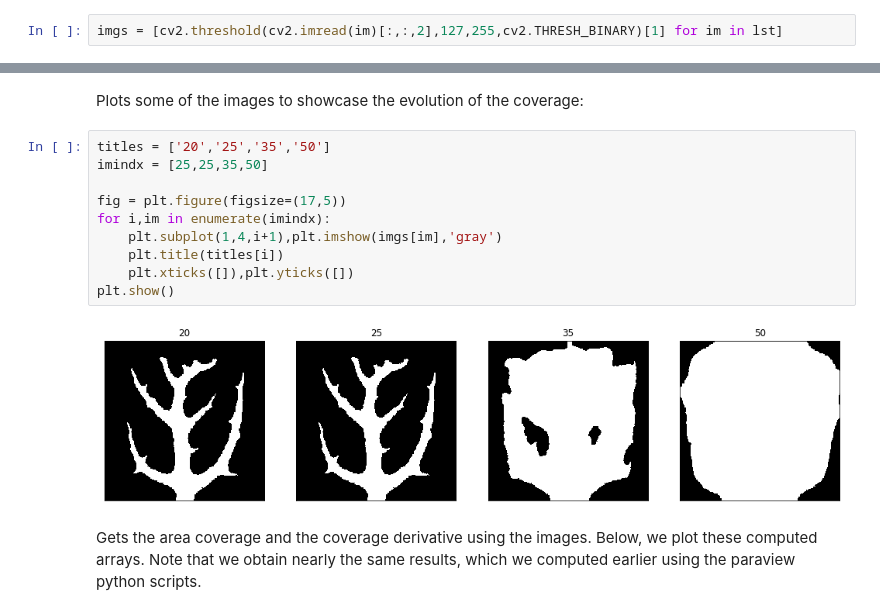
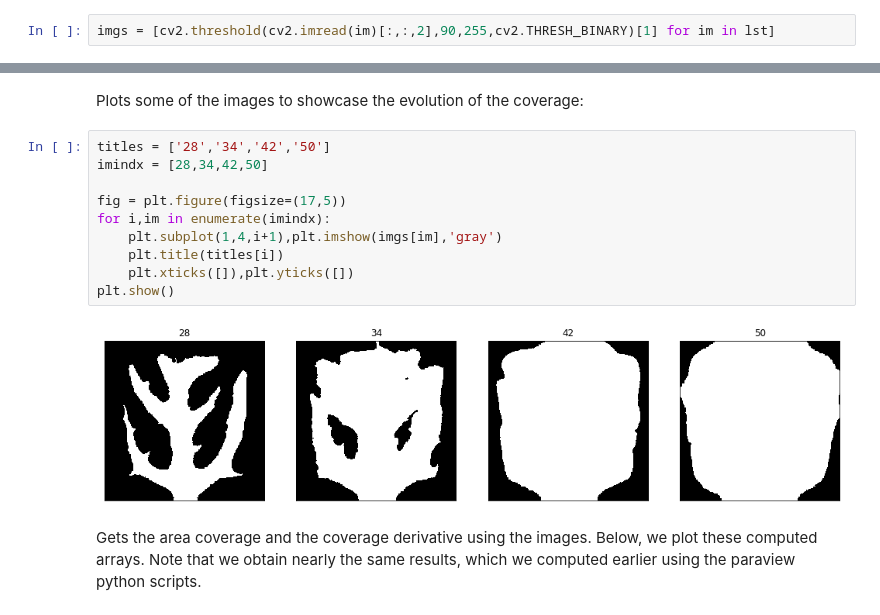
Before and after one commit to CaioMar/Venacao, a Jupyter notebook: Notebooks with analysis of simulation results/OpenCV analysis.ipynb, the cells around one changed output, grey strips where cells are left out. Cells and saved outputs as stored; diff of their text form.

```diff
--- a/Notebooks with analysis of simulation results/OpenCV analysis.ipynb
+++ b/Notebooks with analysis of simulation results/OpenCV analysis.ipynb
@@ -11,7 +12,7 @@ lst = sorted(lst,key=lambda x : int(os.path.split(x)[1][:-4]))
 # %% [markdown]
 Reads all png images in the folder, and apply a simple binary thresholding on the red channel of these images. All images are stored in the imgs array:
 # %%
-imgs = [cv2.threshold(cv2.imread(im)[:,:,2],127,255,cv2.THRESH_BINARY)[1] for im in lst]
+imgs = [cv2.threshold(cv2.imread(im)[:,:,2],90,255,cv2.THRESH_BINARY)[1] for im in lst]
 # %% [markdown]
 Throws away unwanted parts of the images:
 # %%
@@ -32,17 +33,17 @@ imgs = [img[minrow:maxrow,mincol:maxcol] for img in imgs]
 # %% [markdown]
 Plots some of the images to showcase the evolution of the coverage:
 # %%
-titles = ['20','25','35','50']
-imindx = [25,25,35,50]
+titles = ['28','34','42','50']
+imindx = [28,34,42,50]
 
 fig = plt.figure(figsize=(17,5))
 for i,im in enumerate(imindx):
     plt.subplot(1,4,i+1),plt.imshow(imgs[im],'gray')
     plt.title(titles[i])
     plt.xticks([]),plt.yticks([])
 plt.show()
 # %% [output]
-[figure, old version]
+[figure, new version]
 # %% [markdown]
 Gets the area coverage and the coverage derivative using the images. Below, we plot these computed arrays. Note that we obtain nearly the same results, which we computed earlier using the paraview python scripts.
 # %%
```
Also changed, not shown: parts of 4 cells of this notebook.
